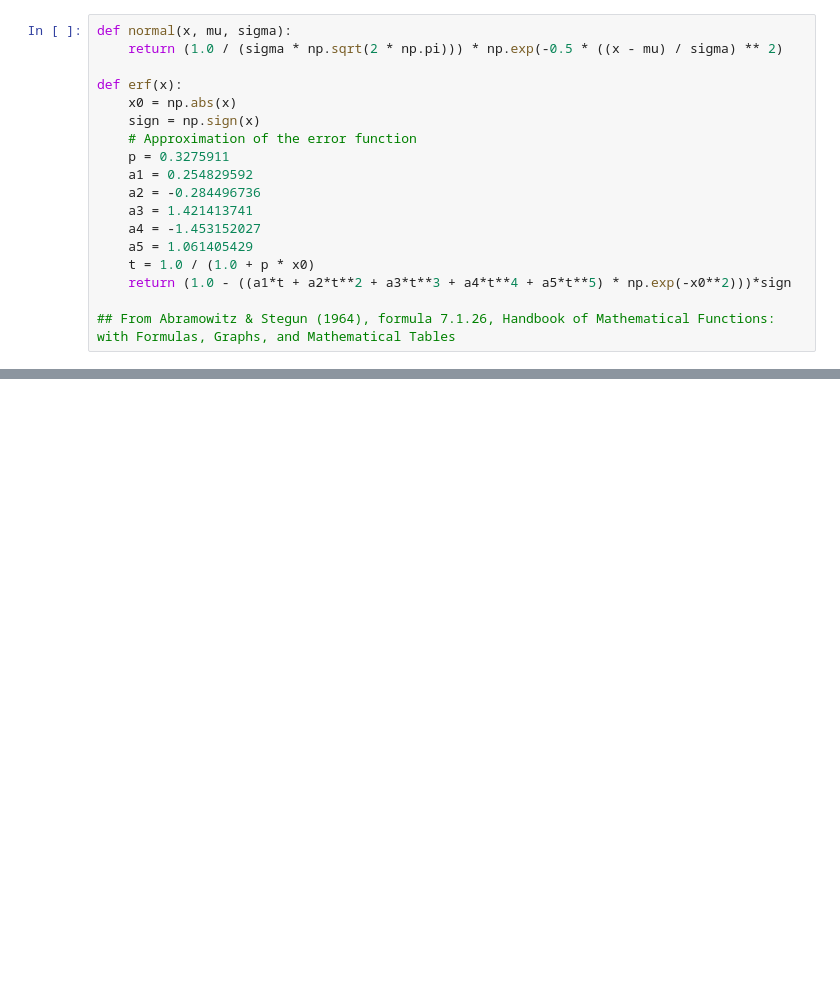
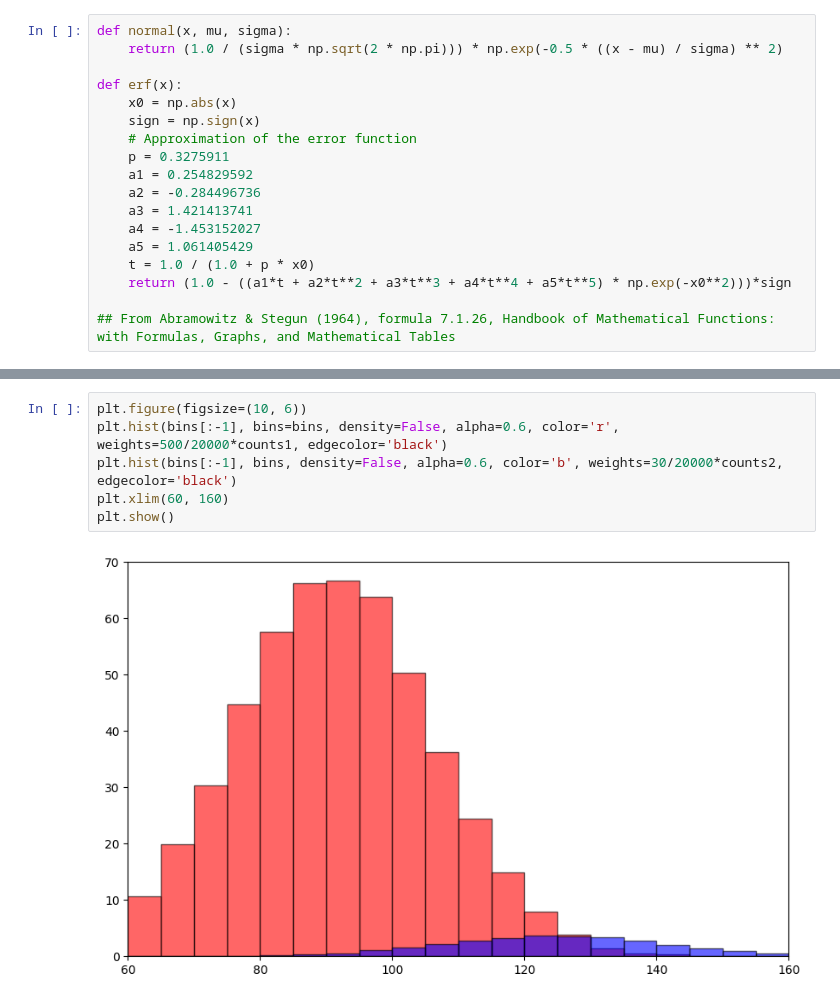
Before and after one commit to sgogoeg/SMODA_Final_Project_2026, a Jupyter notebook: test.ipynb, the cells around one changed output, grey strips where cells are left out. Cells and saved outputs as stored; diff of their text form; blank space fills up the shorter version.

```diff
--- a/test.ipynb
+++ b/test.ipynb
@@ -96,0 +80,8 @@ KeyboardInterrupt:
+# %%
+plt.figure(figsize=(10, 6))
+plt.hist(bins[:-1], bins=bins, density=False, alpha=0.6, color='r', weights=500/20000*counts1, edgecolor='black')
+plt.hist(bins[:-1], bins, density=False, alpha=0.6, color='b', weights=30/20000*counts2, edgecolor='black')
+plt.xlim(60, 160)
+plt.show()
+# %% [output]
+[figure, added]
```
Also changed, not shown: parts of 13 cells of this notebook, 1 other file.
